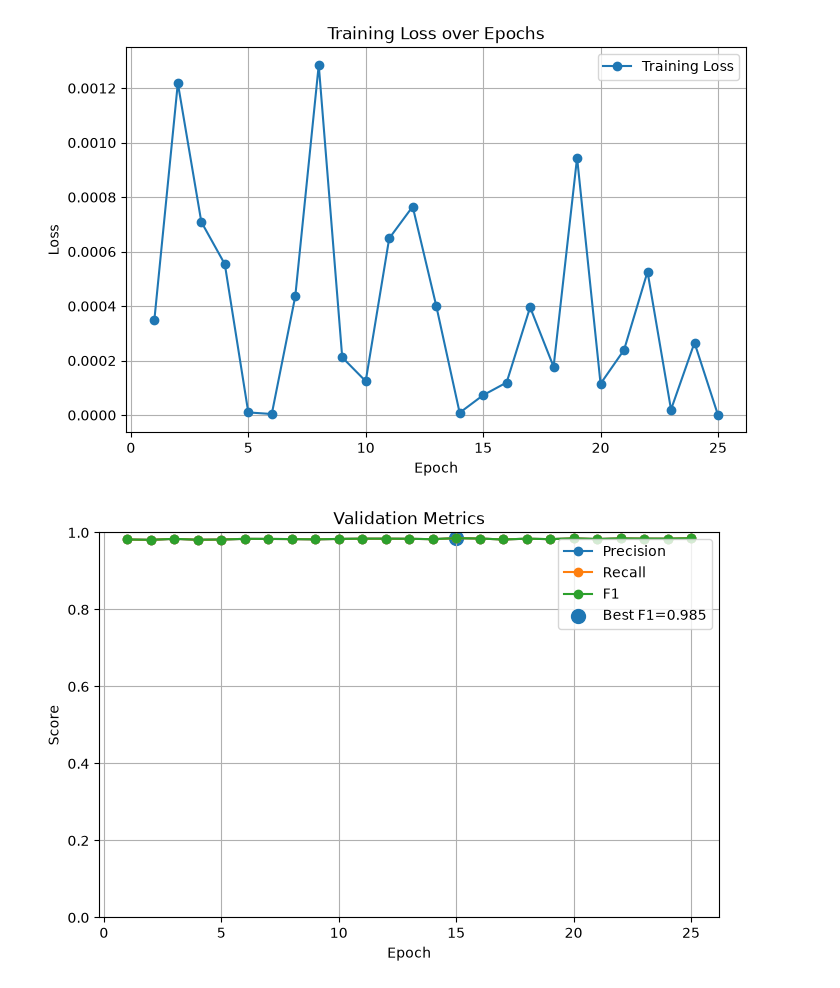
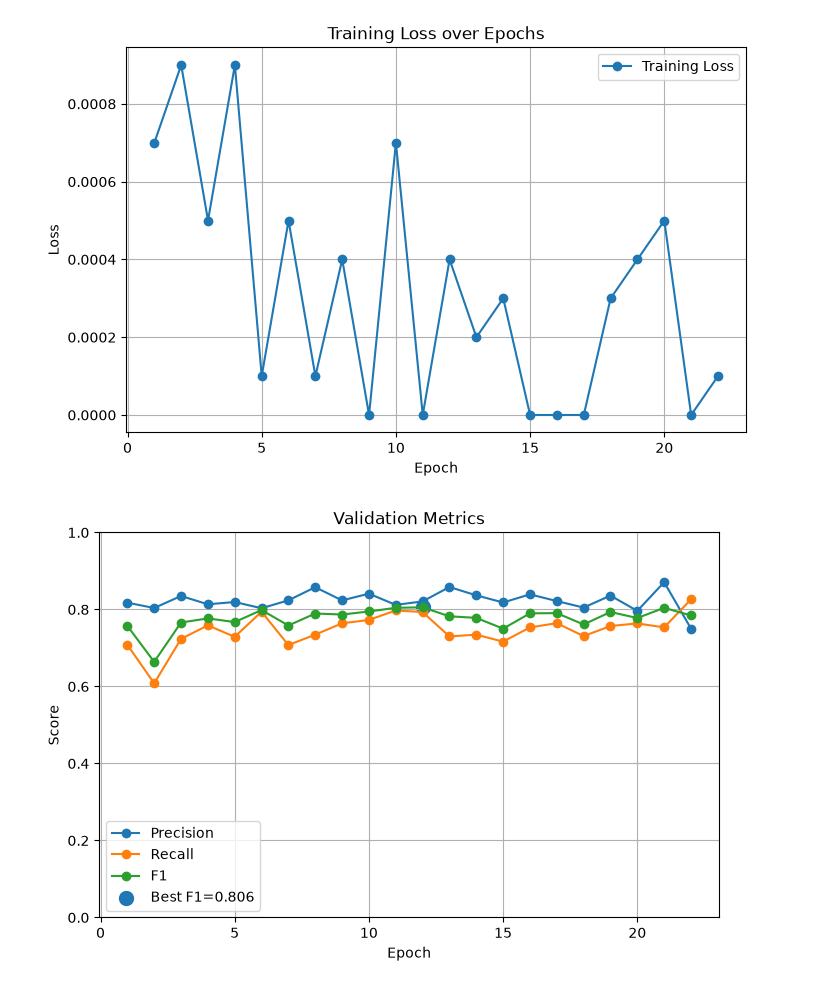
Before and after one commit to kapi1012/spatial_extraction_fairytales, a Jupyter notebook: plotting.ipynb, the cells around one changed output. Cells and saved outputs as stored; diff of their text form; code cells hidden in the pictures.

```diff
--- a/plotting.ipynb
+++ b/plotting.ipynb
@@ -70,15 +70,15 @@ def plot_val_metrics(history):
 
     plt.show()
 # %%
-report_path = Path("data/train-reports/training_history_2026_08_03-16_25_41.csv")
+report_path = Path("data/train-reports/training_history_2026_08_03-16_50_03.csv")
 
 history = pd.read_csv(report_path)
 
 history.head()
 plot_loss(history)
 # %% [output]
-[figure, old version]
+[figure, new version]
 # %%
 plot_val_metrics(history)
 # %% [output]
-[figure, old version]
+[figure, new version]
```
Also changed, not shown: 2 other files.
